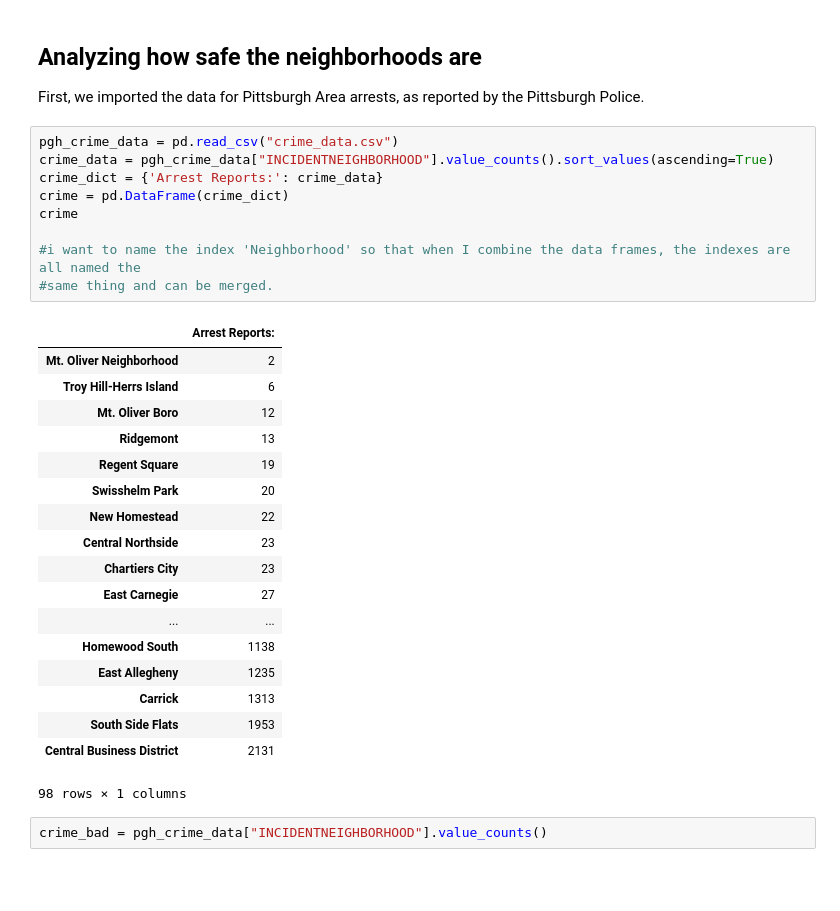
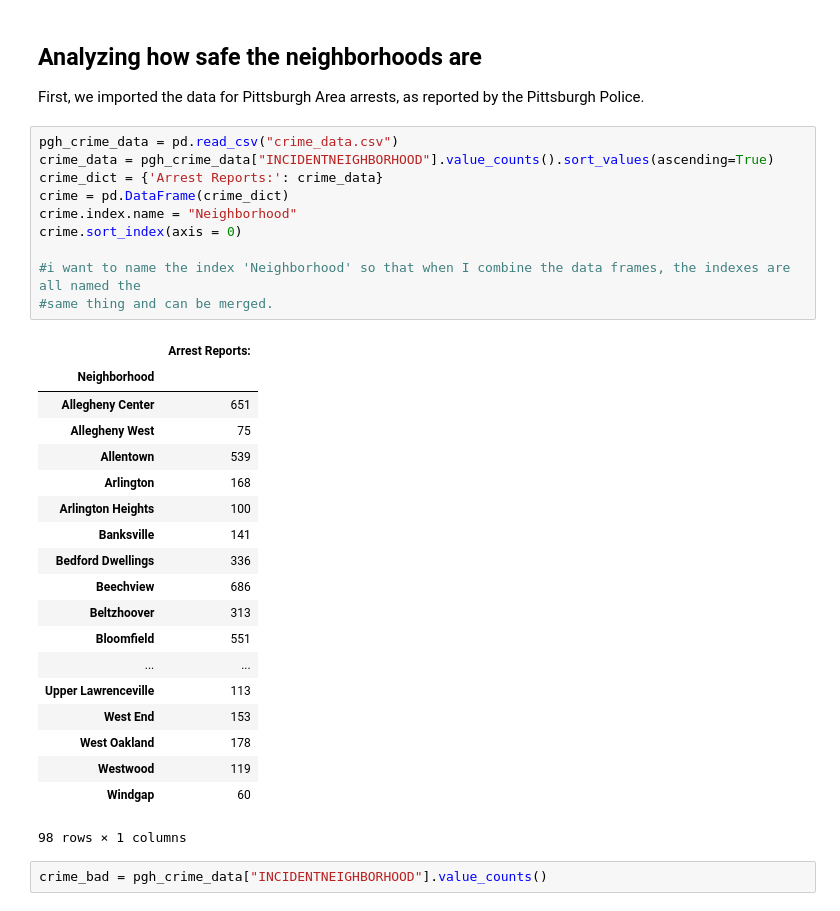
Before and after one commit to pats141/CMPINF_Final, a Jupyter notebook: Presentation.ipynb, the cells around one changed output. Saved outputs shown, nothing was run; the diff lists cells and outputs as text; blank space fills up the shorter version.

```diff
--- a/Presentation.ipynb
+++ b/Presentation.ipynb
@@ -16,30 +16,32 @@ First, we imported the data for Pittsburgh Area arrests, as reported by the Pitt
 # %%
 pgh_crime_data = pd.read_csv("crime_data.csv")
 crime_data = pgh_crime_data["INCIDENTNEIGHBORHOOD"].value_counts().sort_values(ascending=True)
 crime_dict = {'Arrest Reports:': crime_data}
 crime = pd.DataFrame(crime_dict)
-crime
+crime.index.name = "Neighborhood"
+crime.sort_index(axis = 0)
 
 #i want to name the index 'Neighborhood' so that when I combine the data frames, the indexes are all named the
 #same thing and can be merged.
 # %% [output]
 |  | Arrest Reports: |
-| Mt. Oliver Neighborhood | 2 |
-| Troy Hill-Herrs Island | 6 |
-| Mt. Oliver Boro | 12 |
-| Ridgemont | 13 |
-| Regent Square | 19 |
-| Swisshelm Park | 20 |
-| New Homestead | 22 |
-| Central Northside | 23 |
-| Chartiers City | 23 |
-| East Carnegie | 27 |
+| Neighborhood |  |
+| Allegheny Center | 651 |
+| Allegheny West | 75 |
+| Allentown | 539 |
+| Arlington | 168 |
+| Arlington Heights | 100 |
+| Banksville | 141 |
+| Bedford Dwellings | 336 |
+| Beechview | 686 |
+| Beltzhoover | 313 |
+| Bloomfield | 551 |
 | ... | ... |
-| Homewood South | 1138 |
-| East Allegheny | 1235 |
-| Carrick | 1313 |
-| South Side Flats | 1953 |
-| Central Business District | 2131 |
+| Upper Lawrenceville | 113 |
+| West End | 153 |
+| West Oakland | 178 |
+| Westwood | 119 |
+| Windgap | 60 |
 98 rows × 1 columns
 # %%
 crime_bad = pgh_crime_data["INCIDENTNEIGHBORHOOD"].value_counts()
```
Also changed, not shown: parts of 4 cells of this notebook.
